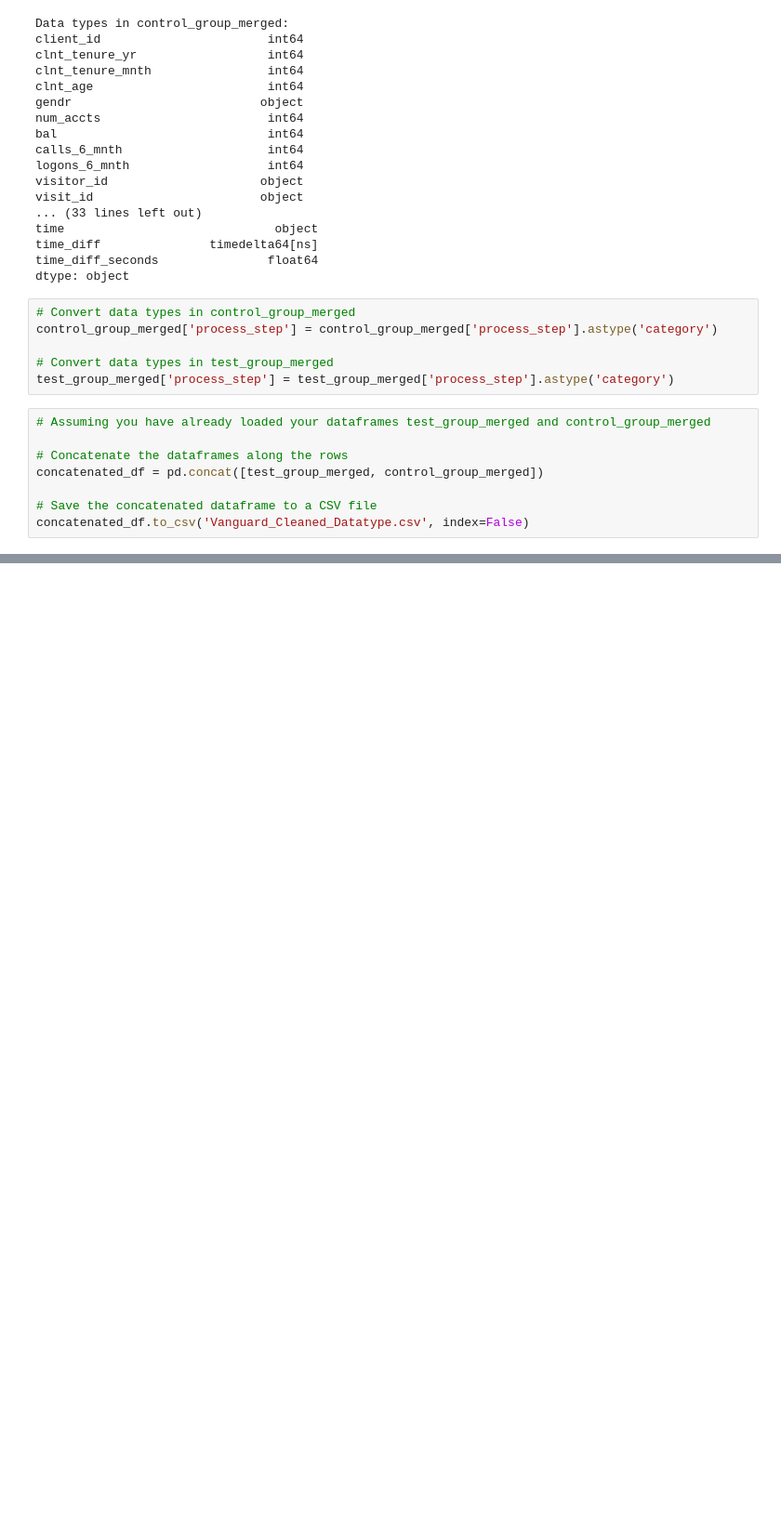
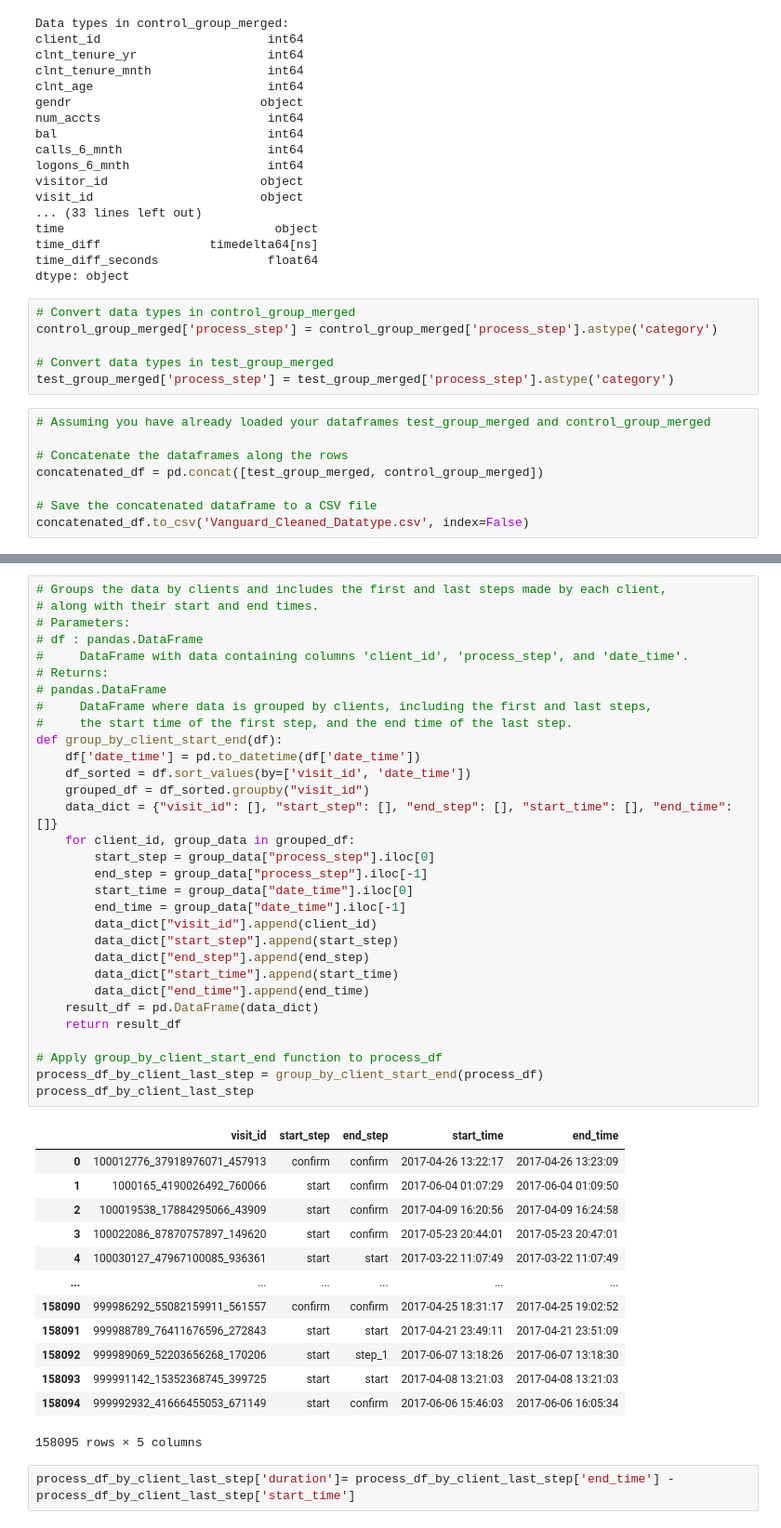
Before and after one commit to rmaryam42/PROJECT_5, a Jupyter notebook: Vanguard Data Cleaning and Data Wrangling.ipynb, the cells around one changed output, grey strips where cells are left out. Shown at 93% size. Drawn from its saved outputs; the diff is of its cells as text; blank space fills up the shorter version.

```diff
--- a/Vanguard Data Cleaning and Data Wrangling.ipynb
+++ b/Vanguard Data Cleaning and Data Wrangling.ipynb
@@ -1011,0 +1193,47 @@ concatenated_df.to_csv('Vanguard_Cleaned_Datatype.csv', index=False)
+# %%
+# Groups the data by clients and includes the first and last steps made by each client,
+# along with their start and end times.
+# Parameters:
+# df : pandas.DataFrame
+#     DataFrame with data containing columns 'client_id', 'process_step', and 'date_time'.
+# Returns:
+# pandas.DataFrame
+#     DataFrame where data is grouped by clients, including the first and last steps,
+#     the start time of the first step, and the end time of the last step.
+def group_by_client_start_end(df):
+    df['date_time'] = pd.to_datetime(df['date_time'])
+    df_sorted = df.sort_values(by=['visit_id', 'date_time'])
+    grouped_df = df_sorted.groupby("visit_id")
+    data_dict = {"visit_id": [], "start_step": [], "end_step": [], "start_time": [], "end_time": []}
+    for client_id, group_data in grouped_df:
+        start_step = group_data["process_step"].iloc[0]
+        end_step = group_data["process_step"].iloc[-1]
+        start_time = group_data["date_time"].iloc[0]
+        end_time = group_data["date_time"].iloc[-1]
+        data_dict["visit_id"].append(client_id)
+        data_dict["start_step"].append(start_step)
+        data_dict["end_step"].append(end_step)
+        data_dict["start_time"].append(start_time)
+        data_dict["end_time"].append(end_time)
+    result_df = pd.DataFrame(data_dict)
+    return result_df
+
+# Apply group_by_client_start_end function to process_df
+process_df_by_client_last_step = group_by_client_start_end(process_df)
+process_df_by_client_last_step
+# %% [output]
+|  | visit_id | start_step | end_step | start_time | end_time |
+| 0 | 100012776_37918976071_457913 | confirm | confirm | 2017-04-26 13:22:17 | 2017-04-26 13:23:09 |
+| 1 | 1000165_4190026492_760066 | start | confirm | 2017-06-04 01:07:29 | 2017-06-04 01:09:50 |
+| 2 | 100019538_17884295066_43909 | start | confirm | 2017-04-09 16:20:56 | 2017-04-09 16:24:58 |
+| 3 | 100022086_87870757897_149620 | start | confirm | 2017-05-23 20:44:01 | 2017-05-23 20:47:01 |
+| 4 | 100030127_47967100085_936361 | start | start | 2017-03-22 11:07:49 | 2017-03-22 11:07:49 |
+| ... | ... | ... | ... | ... | ... |
+| 158090 | 999986292_55082159911_561557 | confirm | confirm | 2017-04-25 18:31:17 | 2017-04-25 19:02:52 |
+| 158091 | 999988789_76411676596_272843 | start | start | 2017-04-21 23:49:11 | 2017-04-21 23:51:09 |
+| 158092 | 999989069_52203656268_170206 | start | step_1 | 2017-06-07 13:18:26 | 2017-06-07 13:18:30 |
+| 158093 | 999991142_15352368745_399725 | start | start | 2017-04-08 13:21:03 | 2017-04-08 13:21:03 |
+| 158094 | 999992932_41666455053_671149 | start | confirm | 2017-06-06 15:46:03 | 2017-06-06 16:05:34 |
+158095 rows × 5 columns
+# %%
+process_df_by_client_last_step['duration']= process_df_by_client_last_step['end_time'] - process_df_by_client_last_step['start_time']
```
Also changed, not shown: parts of 17 cells of this notebook, 9 other files.
